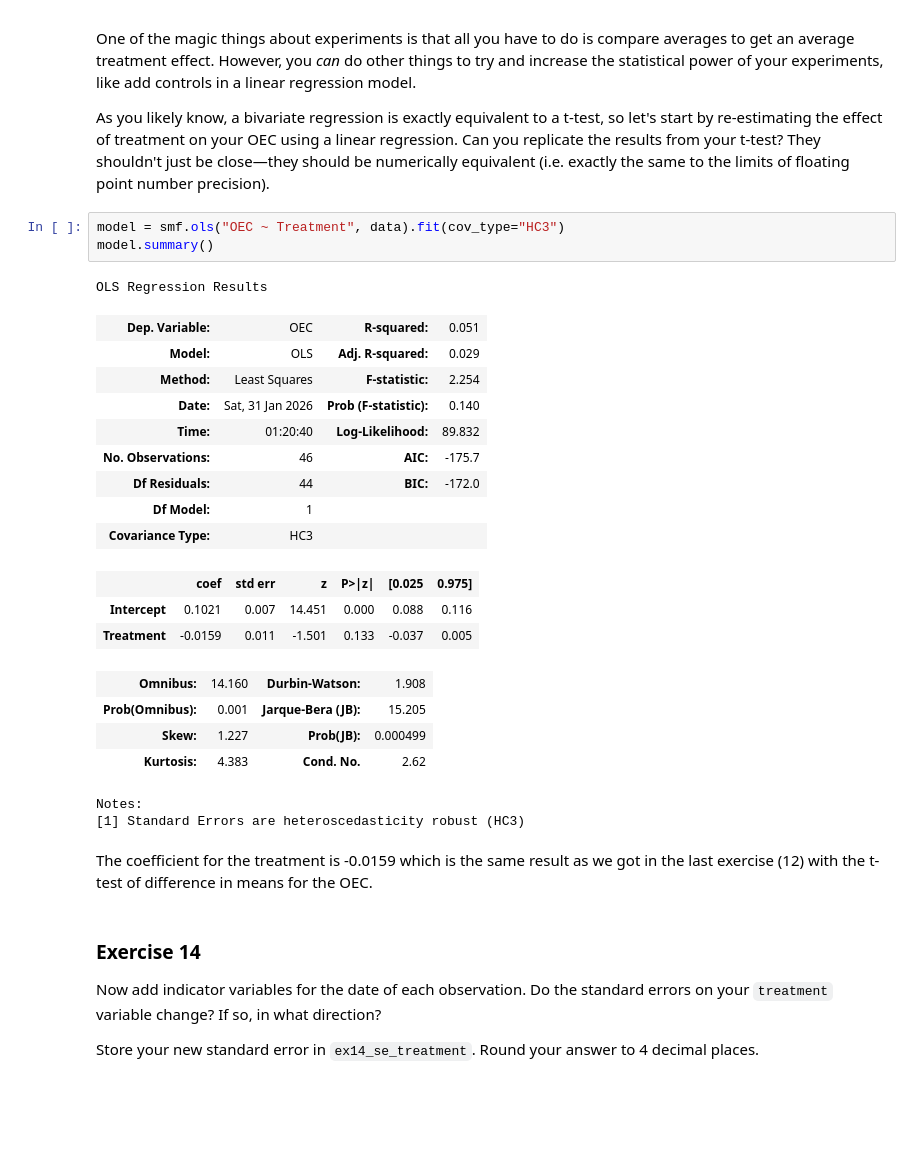
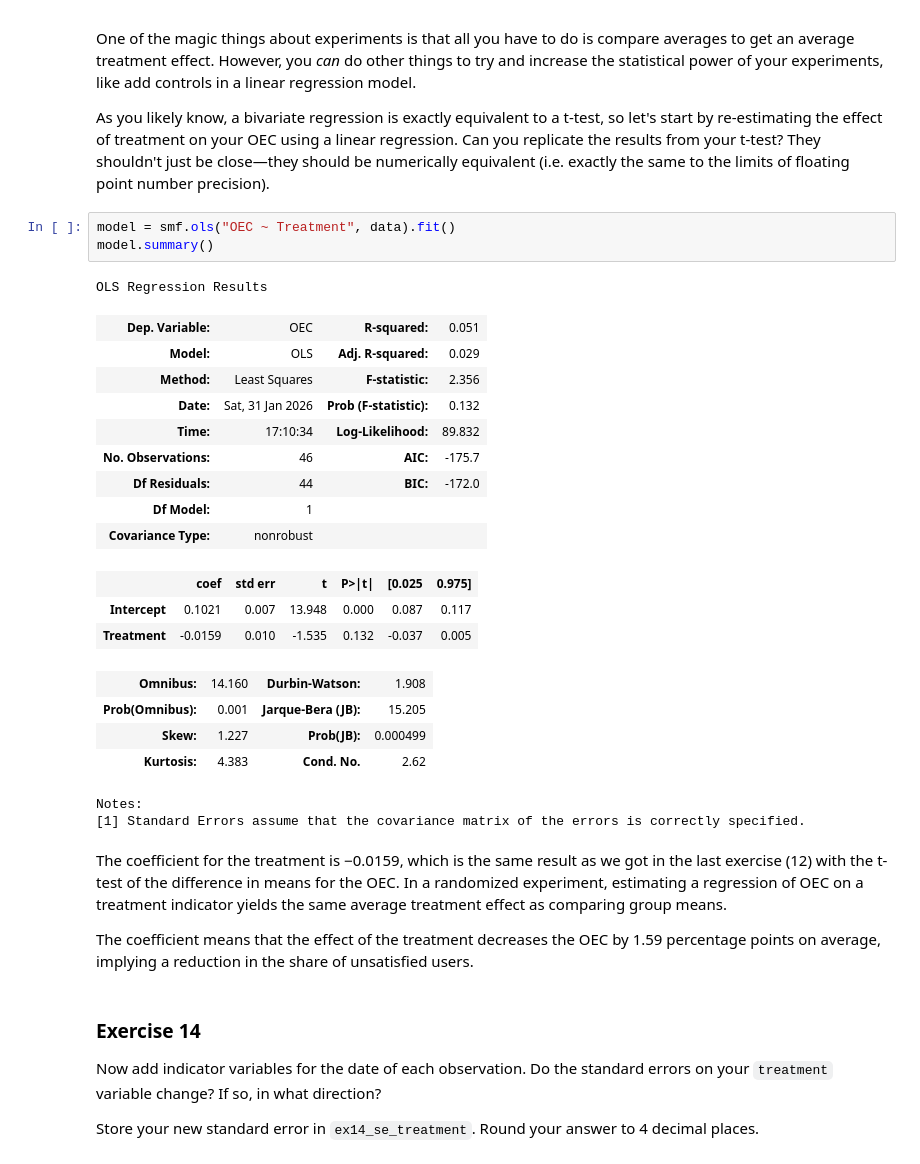
Before and after one commit to tonantzin-real/IDS_701_20260127_AB_Testing, a Jupyter notebook: exercise_abtesting.ipynb, the cells around one changed output. Drawn from its saved outputs; the diff is of its cells as text; blank space fills up the shorter version.

```diff
--- a/exercise_abtesting.ipynb
+++ b/exercise_abtesting.ipynb
@@ -412,30 +413,32 @@ One of the magic things about experiments is that all you have to do is compare
 
 As you likely know, a bivariate regression is exactly equivalent to a t-test, so let's start by re-estimating the effect of treatment on your OEC using a linear regression. Can you replicate the results from your t-test? They shouldn't just be close—they should be numerically equivalent (i.e. exactly the same to the limits of floating point number precision).
 # %%
-model = smf.ols("OEC ~ Treatment", data).fit(cov_type="HC3")
+model = smf.ols("OEC ~ Treatment", data).fit()
 model.summary()
 # %% [output]
 OLS Regression Results
 | Dep. Variable: | OEC | R-squared: | 0.051 |
 | Model: | OLS | Adj. R-squared: | 0.029 |
-| Method: | Least Squares | F-statistic: | 2.254 |
-| Date: | Sat, 31 Jan 2026 | Prob (F-statistic): | 0.140 |
-| Time: | 01:20:40 | Log-Likelihood: | 89.832 |
+| Method: | Least Squares | F-statistic: | 2.356 |
+| Date: | Sat, 31 Jan 2026 | Prob (F-statistic): | 0.132 |
+| Time: | 17:10:34 | Log-Likelihood: | 89.832 |
 | No. Observations: | 46 | AIC: | -175.7 |
 | Df Residuals: | 44 | BIC: | -172.0 |
 | Df Model: | 1 |  |  |
-| Covariance Type: | HC3 |  |  |
+| Covariance Type: | nonrobust |  |  |
-|  | coef | std err | z | P>|z| | [0.025 | 0.975] |
-| Intercept | 0.1021 | 0.007 | 14.451 | 0.000 | 0.088 | 0.116 |
-| Treatment | -0.0159 | 0.011 | -1.501 | 0.133 | -0.037 | 0.005 |
+|  | coef | std err | t | P>|t| | [0.025 | 0.975] |
+| Intercept | 0.1021 | 0.007 | 13.948 | 0.000 | 0.087 | 0.117 |
+| Treatment | -0.0159 | 0.010 | -1.535 | 0.132 | -0.037 | 0.005 |
 | Omnibus: | 14.160 | Durbin-Watson: | 1.908 |
 | Prob(Omnibus): | 0.001 | Jarque-Bera (JB): | 15.205 |
 | Skew: | 1.227 | Prob(JB): | 0.000499 |
 | Kurtosis: | 4.383 | Cond. No. | 2.62 |
 Notes:
-[1] Standard Errors are heteroscedasticity robust (HC3)
+[1] Standard Errors assume that the covariance matrix of the errors is correctly specified.
 # %% [markdown]
-The coefficient for the treatment is -0.0159 which is the same result as we got in the last exercise (12) with the t-test of difference in means for the OEC.
+The coefficient for the treatment is −0.0159, which is the same result as we got in the last exercise (12) with the t-test of the difference in means for the OEC. In a randomized experiment, estimating a regression of OEC on a treatment indicator yields the same average treatment effect as comparing group means.
+
+The coefficient means that the effect of the treatment decreases the OEC by 1.59 percentage points on average, implying a reduction in the share of unsatisfied users.
 # %% [markdown]
 ### Exercise 14
 
```
Also changed, not shown: parts of 9 cells of this notebook, 1 other file.
